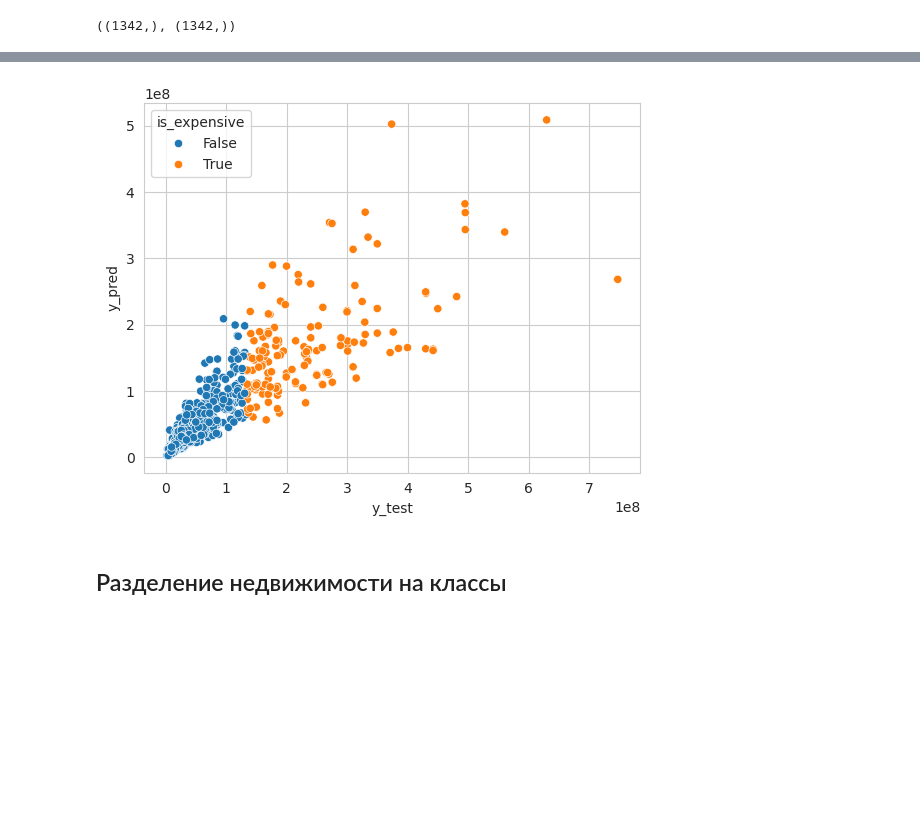
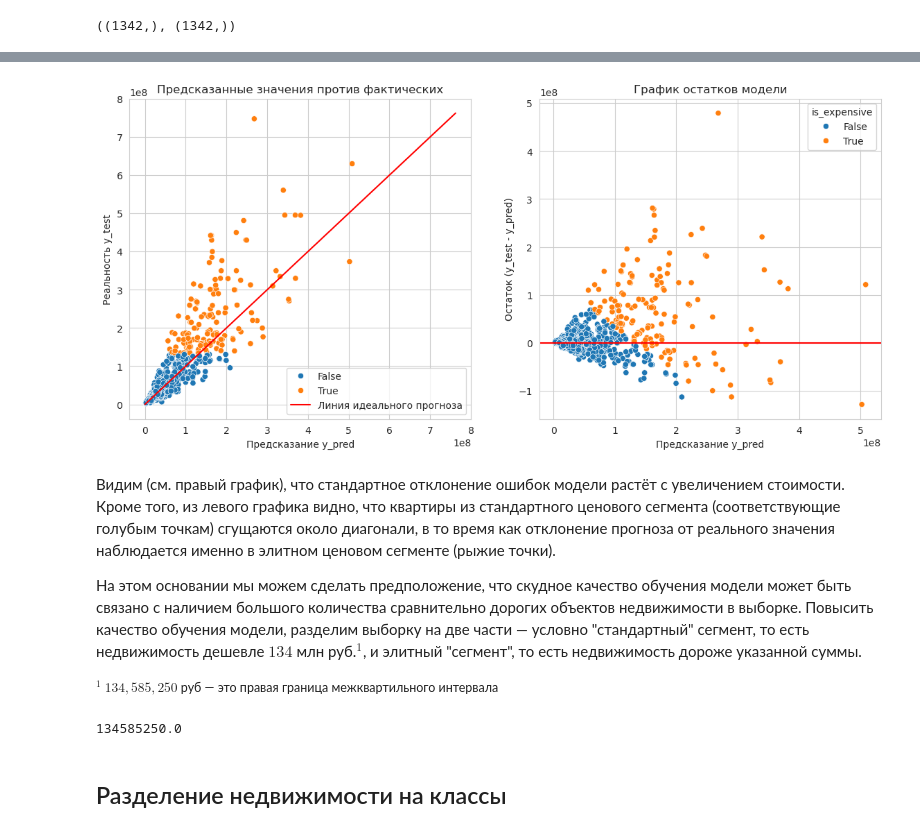
Before and after one commit to ivmulin/housing_analysis, a Jupyter notebook: estate_analysis.ipynb, the cells around one changed output, grey strips where cells are left out. Saved outputs shown, nothing was run; the diff lists cells and outputs as text; code cells hidden in the pictures; blank space fills up the shorter version.

```diff
--- a/estate_analysis.ipynb
+++ b/estate_analysis.ipynb
@@ -946,16 +1060,72 @@ dtype: float64
 # %%
+# Изобразим диаграммы соответствия для предсказанных и реальных данных
+
+# Найдём границы межквартильного размаха для выделения выбросов
 l, average_right_boundary, iqr = IQR(estate['price'])
 
 y_test_results = pd.DataFrame({
     'y_test': y_test,
     'y_pred': y_pred,
-    'is_expensive': y_test > average_right_boundary
+    'remainder': y_test - y_pred,
+    'is_expensive': y_test > average_right_boundary # Выделим выбросы в отдельную категорию
 }, index = y_test.index)
 
-sns.scatterplot(data = y_test_results, x = 'y_test', y = 'y_pred', hue = 'is_expensive')
+y_equals_x = np.linspace(0, max(y_test) * 1.02)
+
+fig, axes = plt.subplots(1, 2, figsize = (14, 6))
+
+# Диаграмма "предсказание - реальность"
+sns.scatterplot(
+    data = y_test_results,
+    x = 'y_pred',
+    y = 'y_test',
+    hue = 'is_expensive', # Перекрасим выбранные значения
+    ax = axes[0]
+)
+
+# Линия y = x
+sns.lineplot(
+    x = y_equals_x,
+    y = y_equals_x,
+    color = 'red',
+    ax = axes[0],
+    label = 'Линия идеального прогноза',
+)
+
+# Диаграмма ошибок
+sns.scatterplot(
+    data = y_test_results,
+    x = 'y_pred',
+    y = 'remainder',
+    hue = 'is_expensive', # Перекрасим выбранные значения
+    ax = axes[1]
+)
+
+axes[0].set_title('Предсказанные значения против фактических')
+axes[1].set_title('График остатков модели')
+
+axes[0].set_xlabel('Предсказание y_pred')
+axes[0].set_ylabel('Реальность y_test')
+
+axes[1].set_xlabel('Предсказание y_pred')
+axes[1].set_ylabel('Остаток (y_test - y_pred)')
+
+plt.axhline(0, color = 'red')
 plt.show()
 # %% [output]
-[figure, old version]
+[figure, new version]
+# %% [markdown]
+Видим (см. правый график), что стандартное отклонение ошибок модели растёт с увеличением стоимости. Кроме того, из левого графика видно, что квартиры из стандартного ценового сегмента (соответствующие голубым точкам) сгущаются около диагонали, в то время как отклонение прогноза от реального значения наблюдается именно в элитном ценовом сегменте (рыжие точки).
+
+На этом основании мы можем сделать предположение, что скудное качество обучения модели может быть связано с наличием большого количества сравнительно дорогих объектов недвижимости в выборке. Повысить качество обучения модели, разделим выборку на две части — условно "стандартный" сегмент, то есть недвижимость дешевле $134$ млн руб.$^1$, и элитный "сегмент", то есть недвижимость дороже указанной суммы.
+
+<small>$^1$  $134,585,250$ руб — это правая граница межквартильного интервала</small>
+# %%
+# Правая граница межквартильного интервала
+
+print(average_right_boundary)
+# %% [output]
+134585250.0
 # %% [markdown]
 ## Разделение недвижимости на классы
 # %%
```
Also changed, not shown: parts of 76 cells of this notebook, 1 other file.
